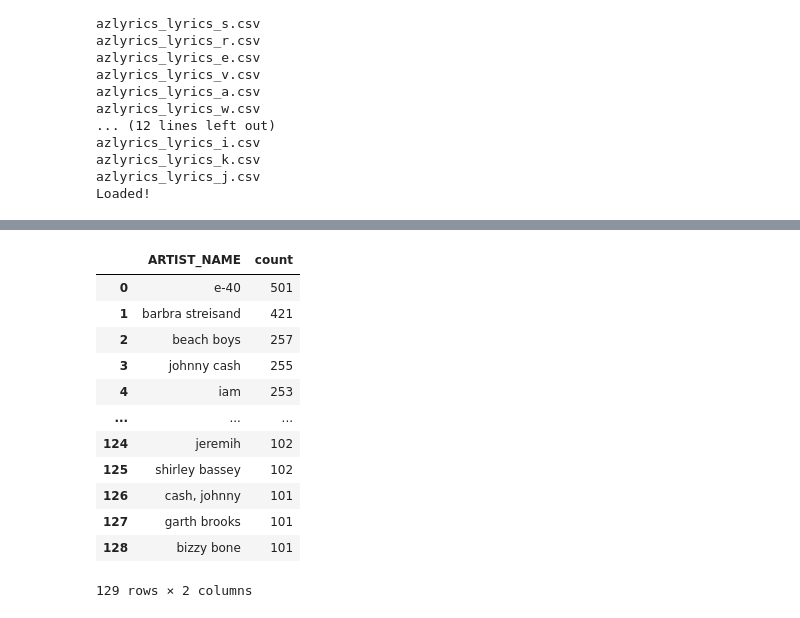
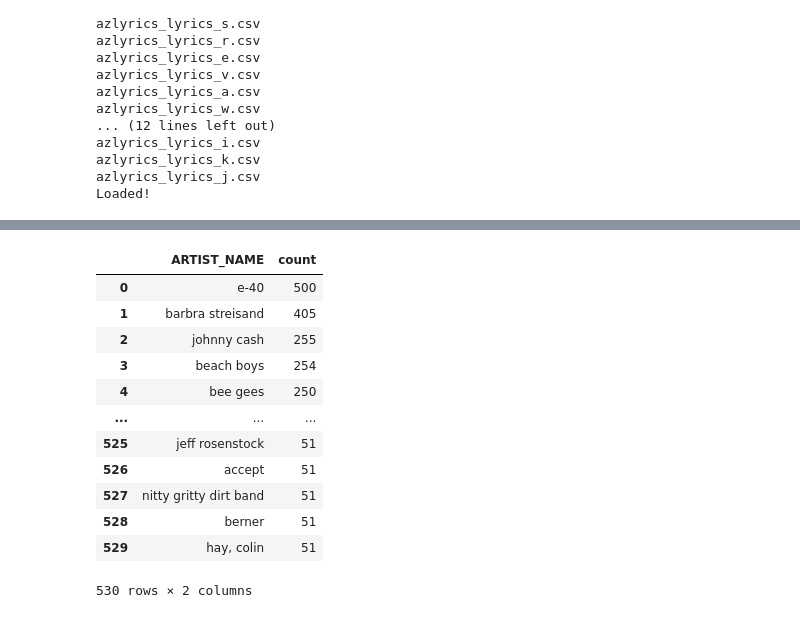
Before and after one commit to zalony/Lyrics-data-Genre, a Jupyter notebook: notebook.ipynb, the cells around one changed output, grey strips where cells are left out. Cells and saved outputs as stored; diff of their text form; code cells hidden in the pictures.

```diff
--- a/notebook.ipynb
+++ b/notebook.ipynb
@@ -73,0 +83,12 @@ Name: ARTIST_NAME, Length: 6464, dtype: int64
+# %%
+#time this takes : 5 minutes
+
+#identify language of songs, and only consider english
+
+df['lang']= df['LYRICS'].apply(lambda x: langid.classify(str(x)))
+# %%
+# extracting only the language ( the second element is the probability it identified teh language correctly, we'll assume it's correct)
+df['lang'] = df['lang'].str[0]
+# %%
+#eliminate any non-english songs
+df = df[df['lang'] == 'en']
@@ -74,19 +114,20 @@ Name: ARTIST_NAME, Length: 6464, dtype: int64
 # %%
-vc = vc[vc > 100]
+#Limit dataset so it's easier to work with , to artists with atleast 100 songs
+vc = vc[vc > 50]
 vc = pd.DataFrame(vc).reset_index()
 vc =vc.rename(columns={"ARTIST_NAME": "count", "index": "ARTIST_NAME"})
 vc
 # %% [output]
 |  | ARTIST_NAME | count |
-| 0 | e-40 | 501 |
-| 1 | barbra streisand | 421 |
-| 2 | beach boys | 257 |
-| 3 | johnny cash | 255 |
-| 4 | iam | 253 |
+| 0 | e-40 | 500 |
+| 1 | barbra streisand | 405 |
+| 2 | johnny cash | 255 |
+| 3 | beach boys | 254 |
+| 4 | bee gees | 250 |
 | ... | ... | ... |
-| 124 | jeremih | 102 |
-| 125 | shirley bassey | 102 |
-| 126 | cash, johnny | 101 |
-| 127 | garth brooks | 101 |
-| 128 | bizzy bone | 101 |
+| 525 | jeff rosenstock | 51 |
+| 526 | accept | 51 |
+| 527 | nitty gritty dirt band | 51 |
+| 528 | berner | 51 |
+| 529 | hay, colin | 51 |
-129 rows × 2 columns
+530 rows × 2 columns
```
Also changed, not shown: parts of 101 cells of this notebook, 1 other file.
